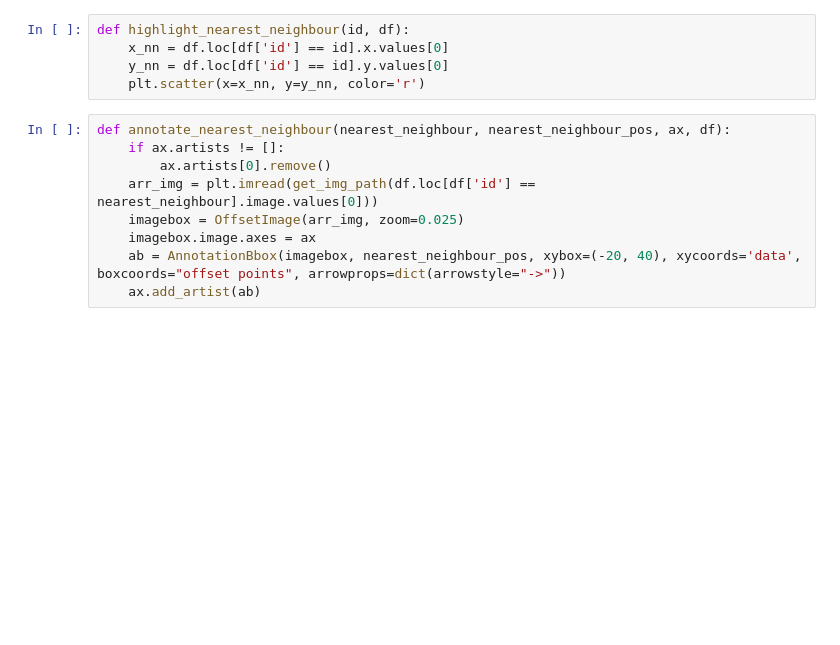
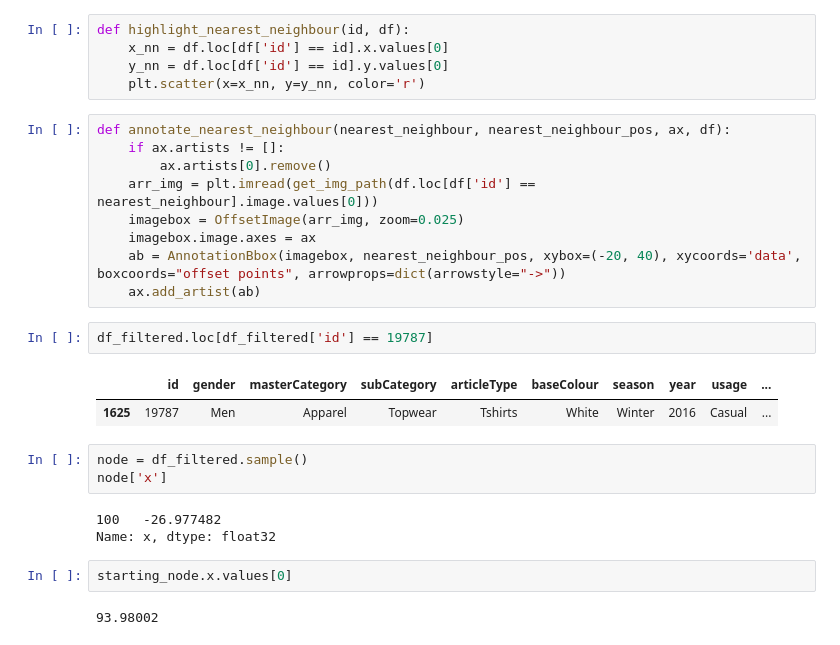
Before and after one commit to jeremypuchta/interactive-exploration-embedding-space, a Jupyter notebook: interactive-exploration-2D-embedding-space.ipynb, the cells around one changed output. Drawn from its saved outputs; the diff is of its cells as text; blank space fills up the shorter version.

```diff
--- a/interactive-exploration-2D-embedding-space.ipynb
+++ b/interactive-exploration-2D-embedding-space.ipynb
@@ -270,3 +271,18 @@ def annotate_nearest_neighbour(nearest_neighbour, nearest_neighbour_pos, ax, df)
     imagebox.image.axes = ax
     ab = AnnotationBbox(imagebox, nearest_neighbour_pos, xybox=(-20, 40), xycoords='data', boxcoords="offset points", arrowprops=dict(arrowstyle="->"))
     ax.add_artist(ab)
+# %%
+df_filtered.loc[df_filtered['id'] == 19787]
+# %% [output]
+|  | id | gender | masterCategory | subCategory | articleType | baseColour | season | year | usage | ... |
+| 1625 | 19787 | Men | Apparel | Topwear | Tshirts | White | Winter | 2016 | Casual | ... |
+# %%
+node = df_filtered.sample()
+node['x']
+# %% [output]
+100   -26.977482
+Name: x, dtype: float32
+# %%
+starting_node.x.values[0]
+# %% [output]
+93.98002
```
Also changed, not shown: parts of 6 cells of this notebook.
